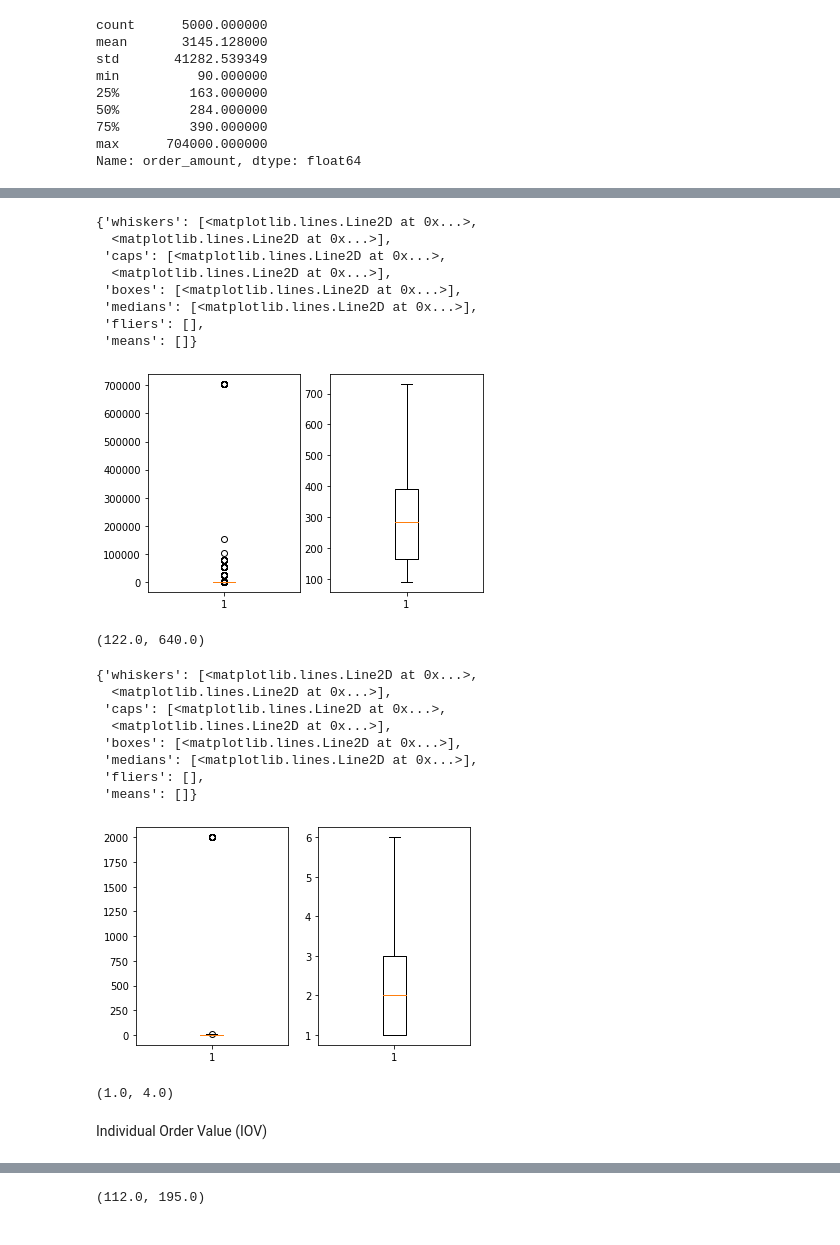
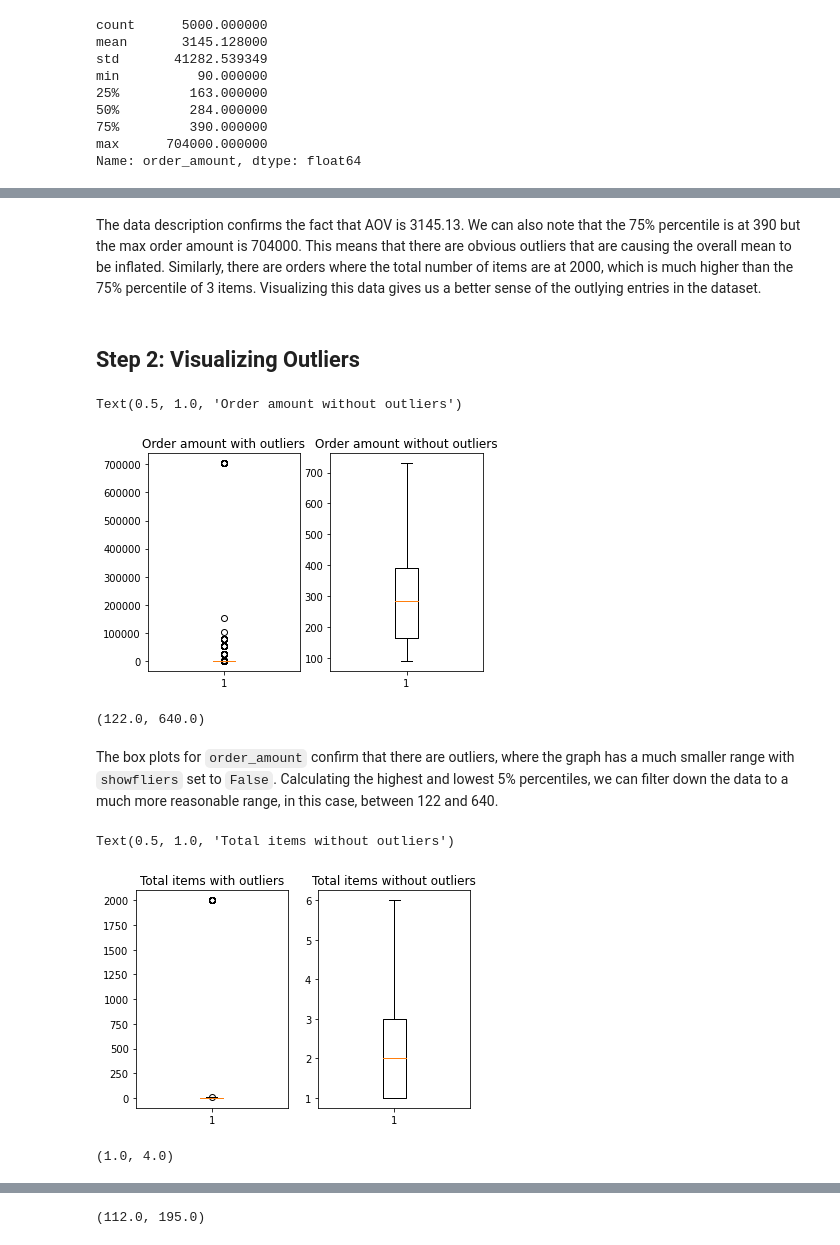
Before and after one commit to wise-bit/satrajit-shopify-data-science-2022, a Jupyter notebook: problem-1-sneakers-analysis.ipynb, the cells around one changed output, grey strips where cells are left out. Saved outputs shown, nothing was run; the diff lists cells and outputs as text; code cells hidden in the pictures.

```diff
--- a/problem-1-sneakers-analysis.ipynb
+++ b/problem-1-sneakers-analysis.ipynb
@@ -38,46 +52,40 @@ Name: order_amount, dtype: float64
+# %% [markdown]
+The data description confirms the fact that AOV is 3145.13. We can also note that the 75% percentile is at 390 but the max order amount is 704000. This means that there are obvious outliers that are causing the overall mean to be inflated. Similarly, there are orders where the total number of items are at 2000, which is much higher than the 75% percentile of 3 items. Visualizing this data gives us a better sense of the outlying entries in the dataset.
+# %% [markdown]
+## Step 2: Visualizing Outliers
 # %%
 plt.subplot(1, 2, 1)
 plt.boxplot(data['order_amount'], showfliers=True)
+plt.title("Order amount with outliers")
 
 plt.subplot(1, 2, 2)
 plt.boxplot(data['order_amount'], showfliers=False)
+plt.title("Order amount without outliers")
 # %% [output]
-{'whiskers': [<matplotlib.lines.Line2D at 0x...>,
-  <matplotlib.lines.Line2D at 0x...>],
- 'caps': [<matplotlib.lines.Line2D at 0x...>,
-  <matplotlib.lines.Line2D at 0x...>],
- 'boxes': [<matplotlib.lines.Line2D at 0x...>],
- 'medians': [<matplotlib.lines.Line2D at 0x...>],
- 'fliers': [],
- 'means': []}
+Text(0.5, 1.0, 'Order amount without outliers')
-[figure, old version]
+[figure, new version]
 # %%
 q_low = data['order_amount'].quantile(0.05)
 q_hi  = data['order_amount'].quantile(0.95)
 (q_low, q_hi)
 # %% [output]
 (122.0, 640.0)
+# %% [markdown]
+The box plots for `order_amount` confirm that there are outliers, where the graph has a much smaller range with `showfliers` set to `False`. Calculating the highest and lowest 5% percentiles, we can filter down the data to a much more reasonable range, in this case, between 122 and 640.
 # %%
 plt.subplot(1, 2, 1)
 plt.boxplot(data['total_items'], showfliers=True)
+plt.title("Total items with outliers")
 
 plt.subplot(1, 2, 2)
 plt.boxplot(data['total_items'], showfliers=False)
+plt.title("Total items without outliers")
 # %% [output]
-{'whiskers': [<matplotlib.lines.Line2D at 0x...>,
-  <matplotlib.lines.Line2D at 0x...>],
- 'caps': [<matplotlib.lines.Line2D at 0x...>,
-  <matplotlib.lines.Line2D at 0x...>],
- 'boxes': [<matplotlib.lines.Line2D at 0x...>],
- 'medians': [<matplotlib.lines.Line2D at 0x...>],
- 'fliers': [],
- 'means': []}
+Text(0.5, 1.0, 'Total items without outliers')
-[figure, old version]
+[figure, new version]
 # %%
 q_low = data['total_items'].quantile(0.05)
 q_hi  = data['total_items'].quantile(0.95)
 (q_low, q_hi)
 # %% [output]
 (1.0, 4.0)
-# %% [markdown]
-Individual Order Value (IOV)
```
Also changed, not shown: parts of 16 cells of this notebook, 1 other file.
